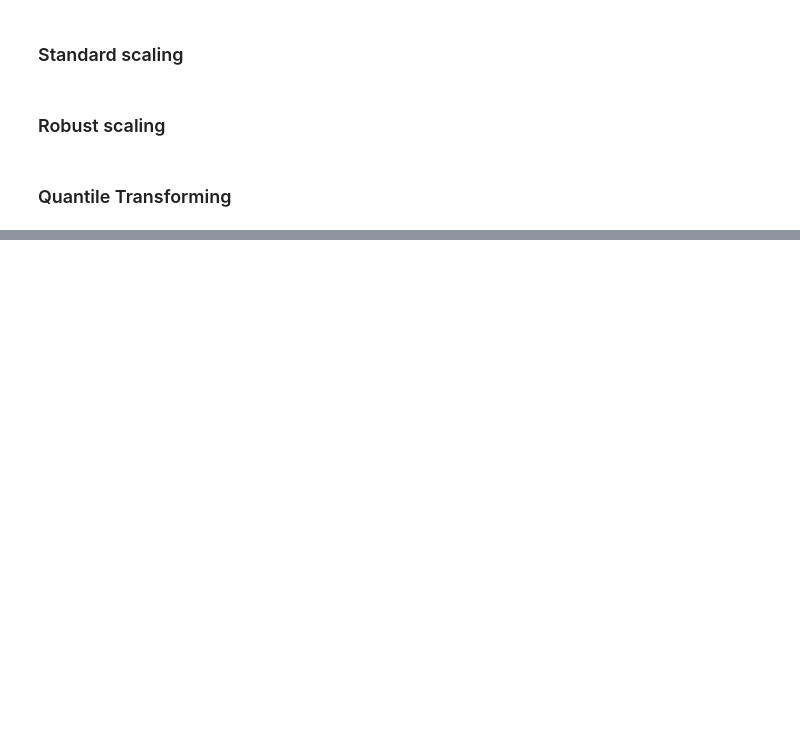
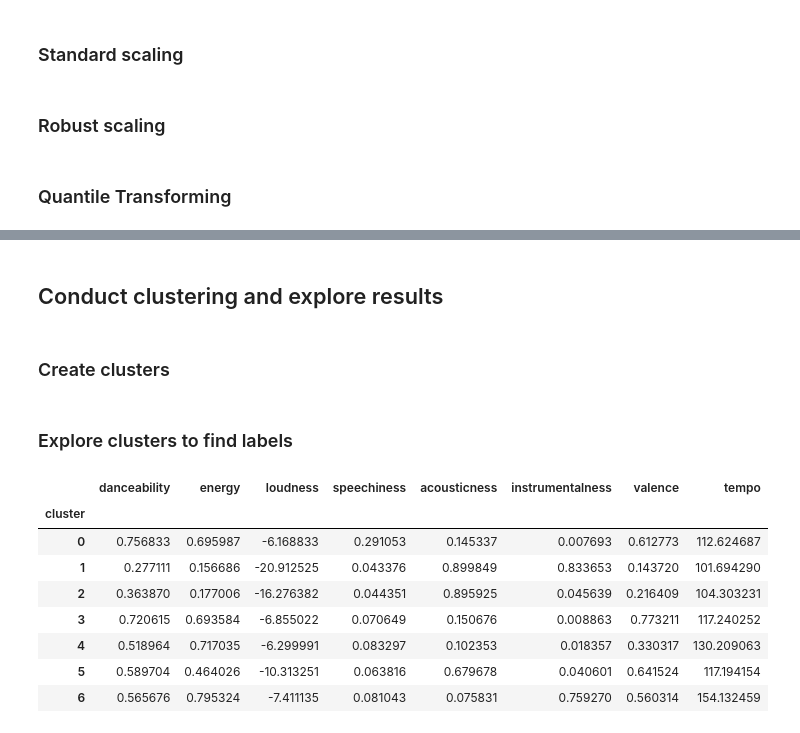
Before and after one commit to tobiasaurer/machine-learning-music, a Jupyter notebook: moosic.ipynb, the cells around one changed output, grey strips where cells are left out. Cells and saved outputs as stored; diff of their text form; code cells hidden in the pictures; blank space fills up the shorter version.

```diff
--- a/moosic.ipynb
+++ b/moosic.ipynb
@@ -48,10 +52,6 @@ sns.heatmap(euclidian_distances);
 # %%
-# import data
-features_big = pd.read_csv('data/df_audio_features_1000.csv')
-
-# choose columns to include in the model (for now all numerical columns)
-cols = ['danceability', 'energy', 'key', 'loudness', 'mode',
-        'speechiness', 'acousticness', 'instrumentalness', 'liveness',
-        'valence', 'tempo', 'duration_ms']
+# choose columns to include in the model (removed = key, mode, type, duration_ms, liveness, loudness)
+cols = ['danceability', 'energy', 'speechiness', 'acousticness',
+        'instrumentalness', 'valence', 'tempo']
 
 features_only = features_big[cols]
@@ -149,0 +204,41 @@ for var in cols:
+# %% [markdown]
+## Conduct clustering and explore results
+# %% [markdown]
+### Create clusters
+# %%
+# initialize the clusters
+kmeans = KMeans(n_clusters= 7)
+
+# fit the clusters to the data
+kmeans.fit(min_max_scaled)
+
+# obtain the cluster output
+clusters = kmeans.predict(min_max_scaled)
+
+# add the cluster output to the dataframe
+features_big['cluster'] = clusters
+
+# get centroids
+centroids = kmeans.cluster_centers_
+centroids_df = pd.DataFrame(centroids)
+# %% [markdown]
+### Explore clusters to find labels
+# %%
+(
+    features_big
+        [['danceability', 'energy', 'loudness',
+        'speechiness', 'acousticness', 'instrumentalness',
+        'valence', 'tempo', 'cluster']]
+        .groupby(by= 'cluster')
+        .mean()
+)
+# %% [output]
+|  | danceability | energy | loudness | speechiness | acousticness | instrumentalness | valence | tempo |
+| cluster |  |  |  |  |  |  |  |  |
+| 0 | 0.756833 | 0.695987 | -6.168833 | 0.291053 | 0.145337 | 0.007693 | 0.612773 | 112.624687 |
+| 1 | 0.277111 | 0.156686 | -20.912525 | 0.043376 | 0.899849 | 0.833653 | 0.143720 | 101.694290 |
+| 2 | 0.363870 | 0.177006 | -16.276382 | 0.044351 | 0.895925 | 0.045639 | 0.216409 | 104.303231 |
+| 3 | 0.720615 | 0.693584 | -6.855022 | 0.070649 | 0.150676 | 0.008863 | 0.773211 | 117.240252 |
+| 4 | 0.518964 | 0.717035 | -6.299991 | 0.083297 | 0.102353 | 0.018357 | 0.330317 | 130.209063 |
+| 5 | 0.589704 | 0.464026 | -10.313251 | 0.063816 | 0.679678 | 0.040601 | 0.641524 | 117.194154 |
+| 6 | 0.565676 | 0.795324 | -7.411135 | 0.081043 | 0.075831 | 0.759270 | 0.560314 | 154.132459 |
```
Also changed, not shown: parts of 18 cells of this notebook.
